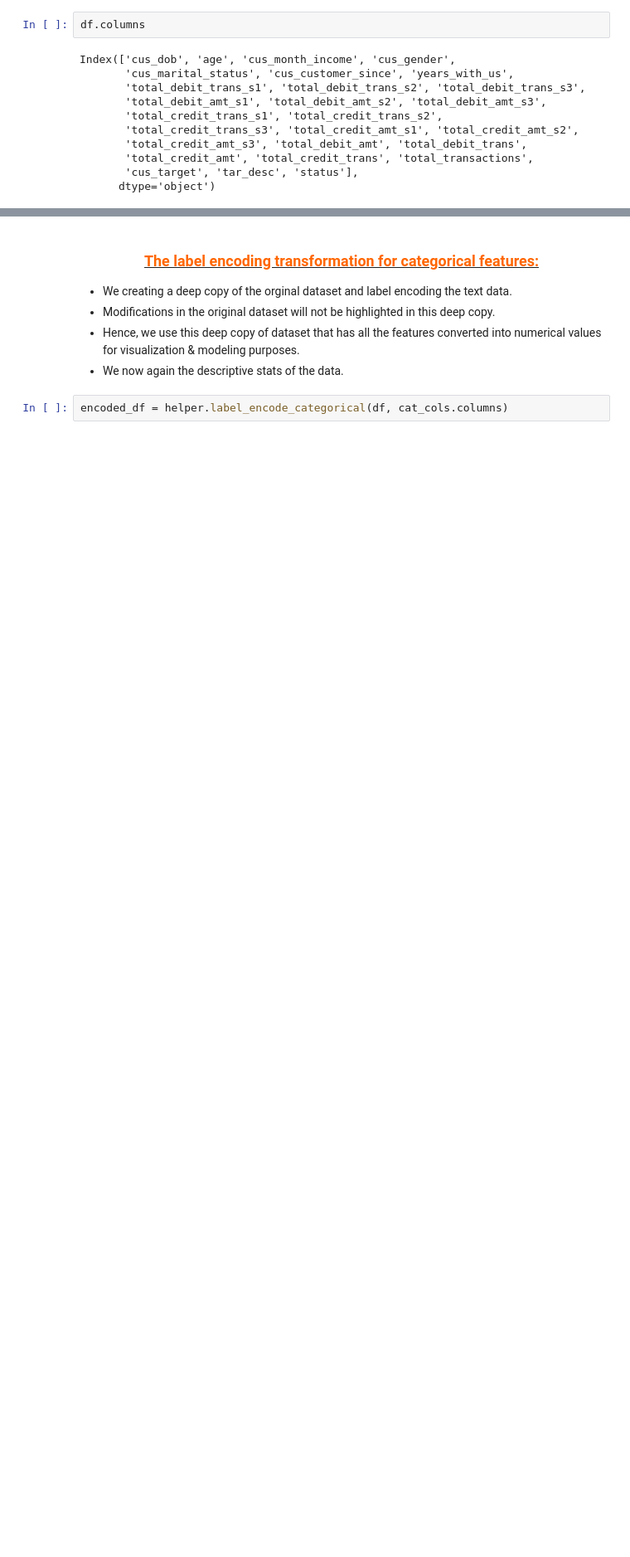
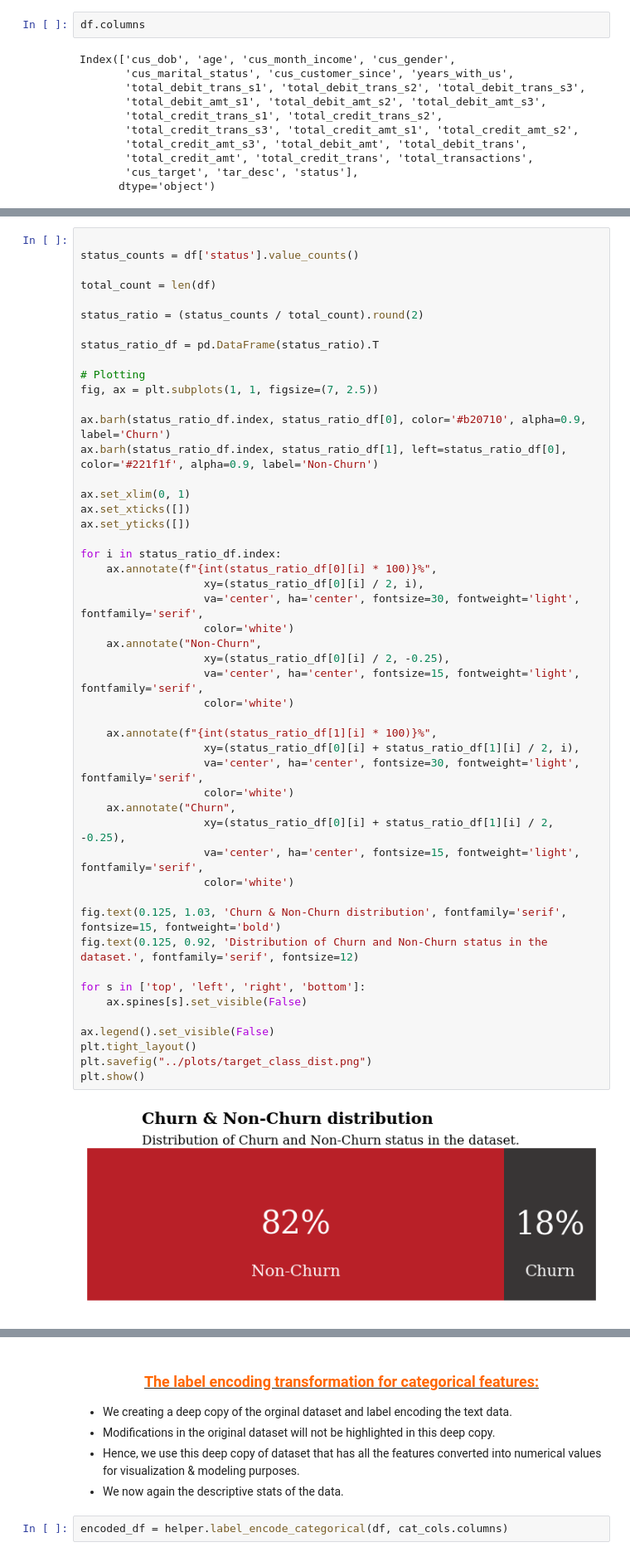
Before and after one commit to shivamkc01/Bank_Standard_bank_churn, a Jupyter notebook: notebook/check_data.ipynb, the cells around one changed output, grey strips where cells are left out. Shown at 83% size. Cells and saved outputs as stored; diff of their text form; blank space fills up the shorter version.

```diff
--- a/notebook/check_data.ipynb
+++ b/notebook/check_data.ipynb
@@ -339,0 +314,51 @@ cat_cols
+# %%
+
+status_counts = df['status'].value_counts()
+
+total_count = len(df)
+
+status_ratio = (status_counts / total_count).round(2)
+
+status_ratio_df = pd.DataFrame(status_ratio).T
+
+# Plotting
+fig, ax = plt.subplots(1, 1, figsize=(7, 2.5))
+
+ax.barh(status_ratio_df.index, status_ratio_df[0], color='#b20710', alpha=0.9, label='Churn')
+ax.barh(status_ratio_df.index, status_ratio_df[1], left=status_ratio_df[0], color='#221f1f', alpha=0.9, label='Non-Churn')
+
+ax.set_xlim(0, 1)
+ax.set_xticks([])
+ax.set_yticks([])
+
+for i in status_ratio_df.index:
+    ax.annotate(f"{int(status_ratio_df[0][i] * 100)}%",
+                   xy=(status_ratio_df[0][i] / 2, i),
+                   va='center', ha='center', fontsize=30, fontweight='light', fontfamily='serif',
+                   color='white')
+    ax.annotate("Non-Churn",
+                   xy=(status_ratio_df[0][i] / 2, -0.25),
+                   va='center', ha='center', fontsize=15, fontweight='light', fontfamily='serif',
+                   color='white')
+
+    ax.annotate(f"{int(status_ratio_df[1][i] * 100)}%",
+                   xy=(status_ratio_df[0][i] + status_ratio_df[1][i] / 2, i),
+                   va='center', ha='center', fontsize=30, fontweight='light', fontfamily='serif',
+                   color='white')
+    ax.annotate("Churn",
+                   xy=(status_ratio_df[0][i] + status_ratio_df[1][i] / 2, -0.25),
+                   va='center', ha='center', fontsize=15, fontweight='light', fontfamily='serif',
+                   color='white')
+
+fig.text(0.125, 1.03, 'Churn & Non-Churn distribution', fontfamily='serif', fontsize=15, fontweight='bold')
+fig.text(0.125, 0.92, 'Distribution of Churn and Non-Churn status in the dataset.', fontfamily='serif', fontsize=12)
+
+for s in ['top', 'left', 'right', 'bottom']:
+    ax.spines[s].set_visible(False)
+
+ax.legend().set_visible(False)
+plt.tight_layout()
+plt.savefig("../plots/target_class_dist.png")
+plt.show()
+# %% [output]
+[figure, added]
```
Also changed, not shown: parts of 12 cells of this notebook.
